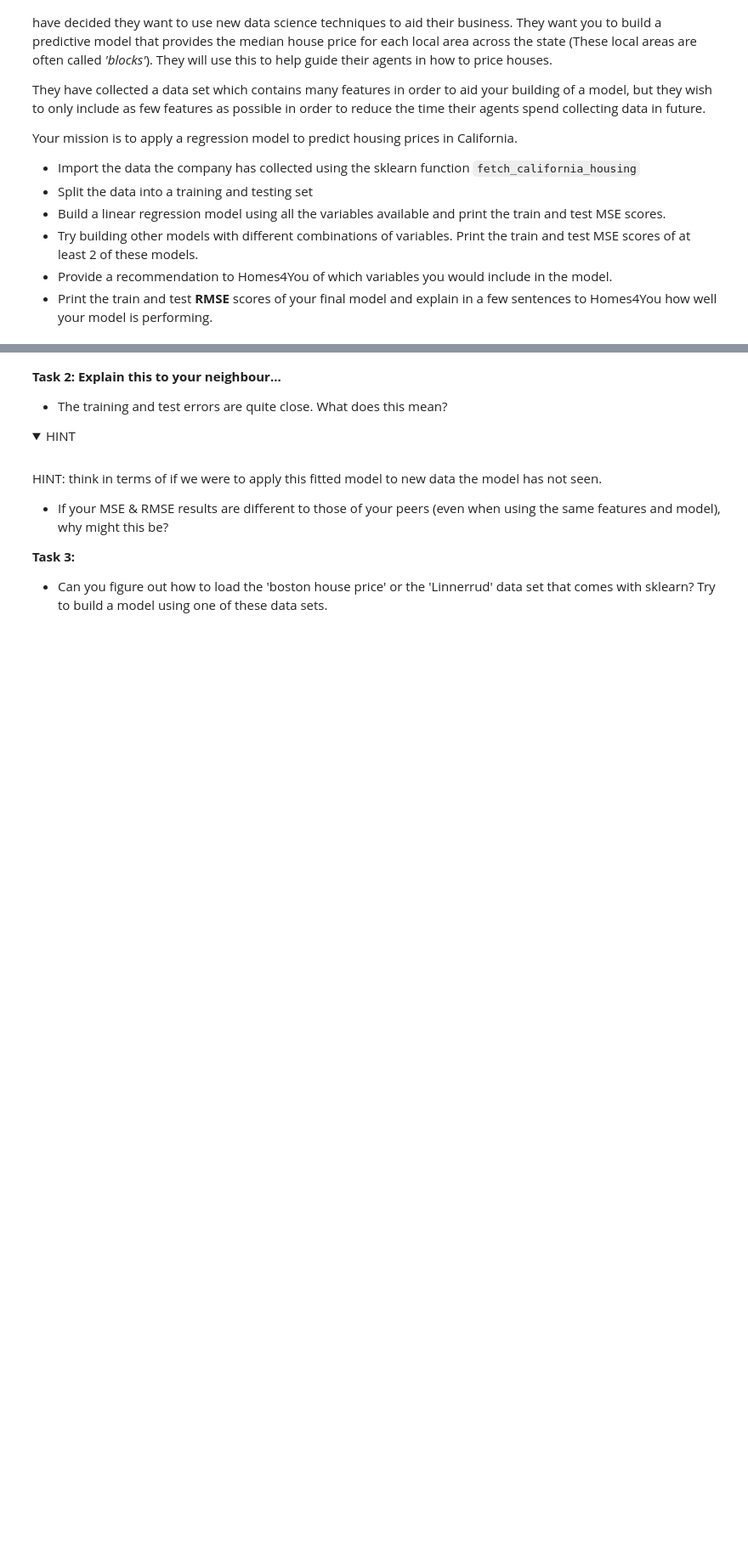
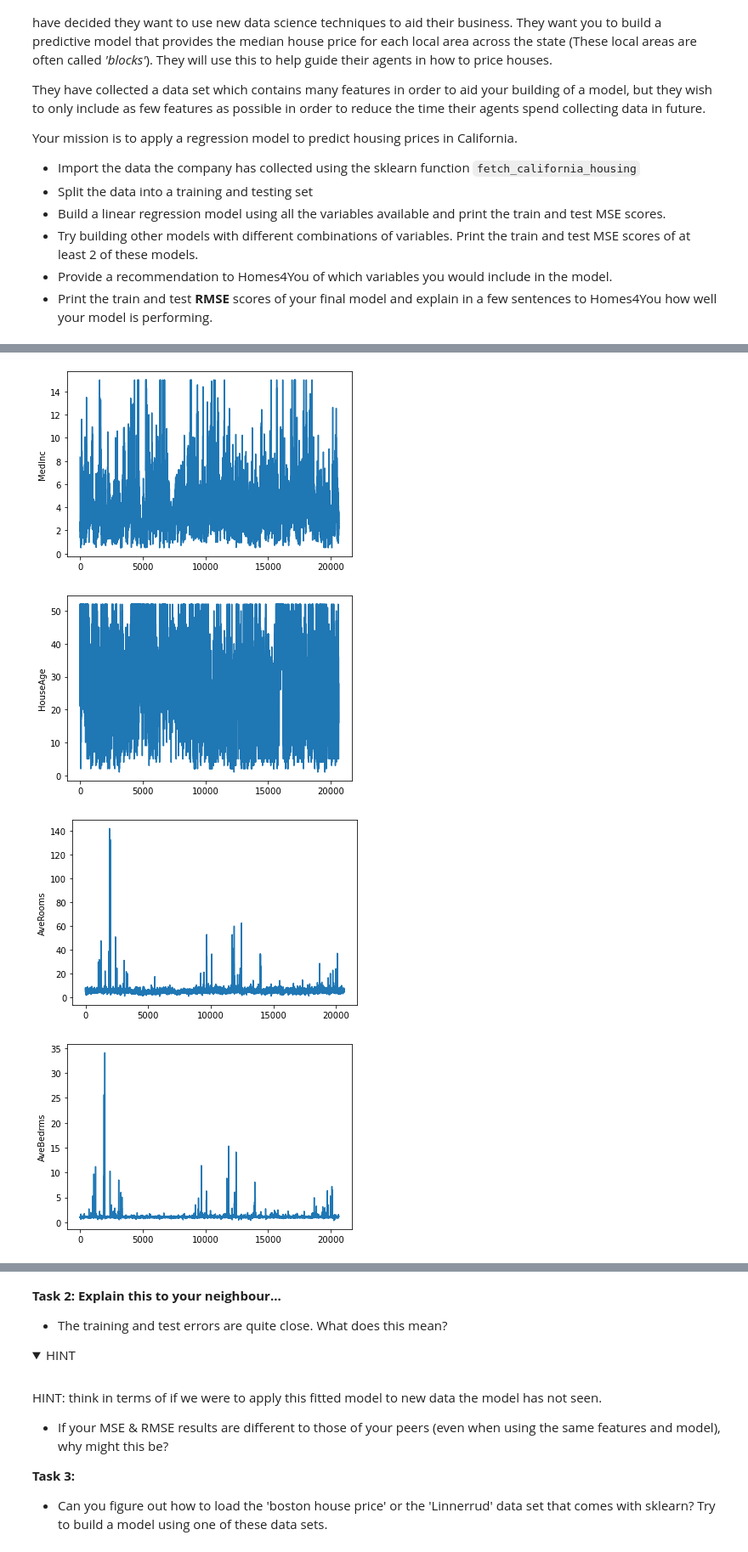
Before and after one commit to RaphaelBouvet/stats_3, a Jupyter notebook: Notebooks/02b-LinearRegressionForPrediction.ipynb, the cells around one changed output, grey strips where cells are left out. Shown: that part at 85% size. Cells and saved outputs as stored; diff of their text form; code cells hidden in the pictures; folded sections open; blank space fills up the shorter version.

```diff
--- a/Notebooks/02b-LinearRegressionForPrediction.ipynb
+++ b/Notebooks/02b-LinearRegressionForPrediction.ipynb
@@ -221,0 +234,3 @@ Your mission is to apply a regression model to predict housing prices in Califor
+# %%
+cali = fetch_california_housing()
+cali.keys()
@@ -221,0 +250,6 @@ Your mission is to apply a regression model to predict housing prices in Califor
+# %%
+for col,name in zip(range(len(cali['feature_names'])),cali['feature_names']):
+    mean = np.mean(cali['data'][:,col])
+    sd = np.std(cali['data'][:,col])
+    maxi = np.max(cali['data'][:,col])
+    print(f'{name} Mean : {mean:.2f}, Std : {sd:.2f}, Max : {maxi:.0f}')
@@ -221,0 +265,11 @@ Your mission is to apply a regression model to predict housing prices in Califor
+# %%
+for col,name in zip(range(len(cali['feature_names'])),cali['feature_names']):
+    plt.plot(cali['data'][:,col])
+    plt.ylabel(name)
+    plt.show()
+plt.show()
+# %% [output]
+[figure, added]
+[figure, added]
+[figure, added]
+[figure, added]
```
Also changed, not shown: parts of 42 cells of this notebook, 2 other files.
